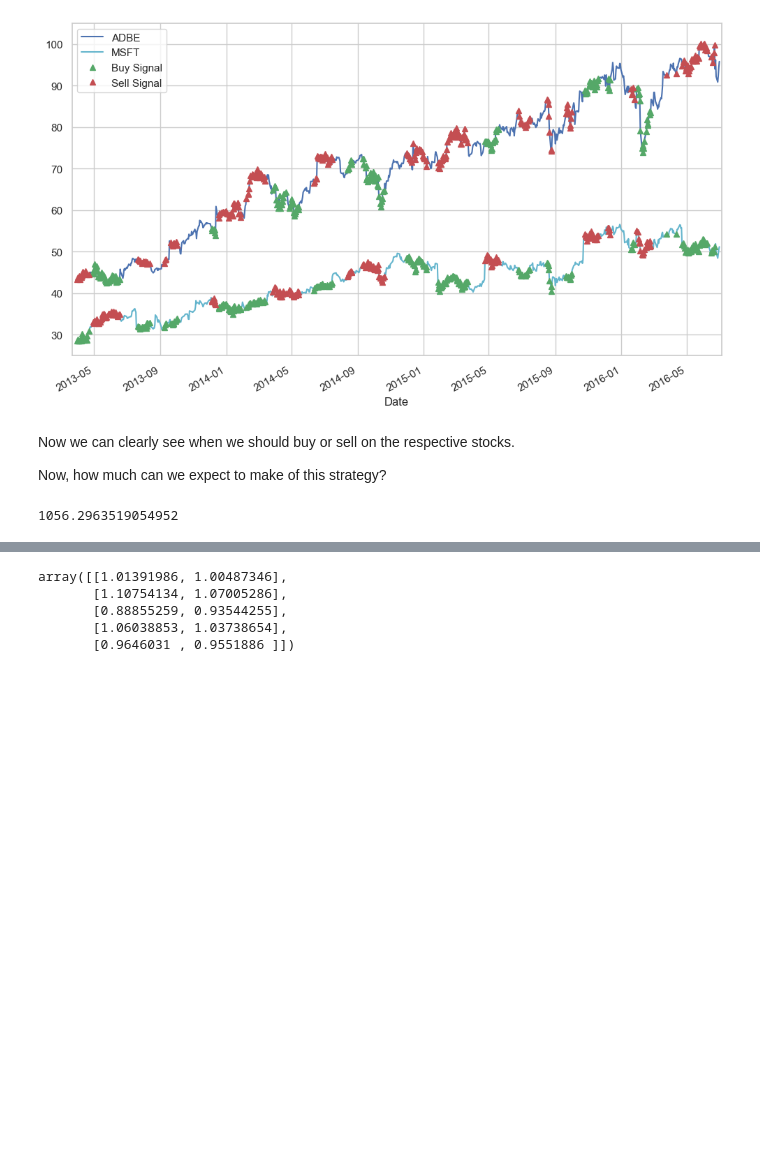
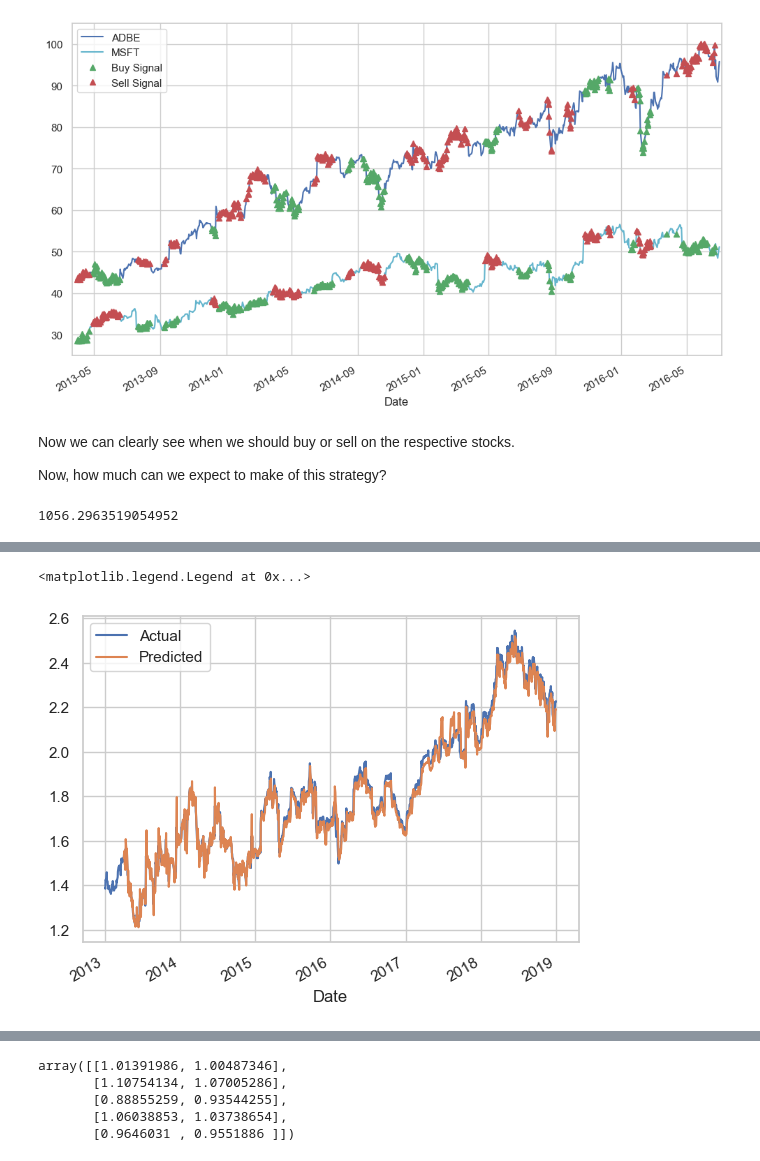
Before and after one commit to Amination-Gogia/Pairs-Trading-Dec-2024, a Jupyter notebook: Week-1/Introduction_To_Pairs_Trading.ipynb, the cells around one changed output, grey strips where cells are left out. Saved outputs shown, nothing was run; the diff lists cells and outputs as text; code cells hidden in the pictures; blank space fills up the shorter version.

```diff
--- a/Week-1/Introduction_To_Pairs_Trading.ipynb
+++ b/Week-1/Introduction_To_Pairs_Trading.ipynb
@@ -685,9 +688,9 @@ trade_cheap_algo(df['ADBE'].iloc[900:], df['MSFT'].iloc[900:], 50, 5)
 # %%
 ratio = S1/S2
-ratio_change = ratio.diff().to_numpy()
-lagged_series = ratio.shift(1).to_numpy()
-ratios_mavg5 = ratio.rolling(window=5, center=False).mean().to_numpy()
-ratios_mavg60 = ratio.rolling(window=60, center=False).mean().to_numpy()
-ratios_mavg30 = ratio.rolling(window=30, center = False).mean().to_numpy()
-std_60 = ratio.rolling(window=60, center=False).std().to_numpy()
-std_30 = ratio.rolling(window=30, center= False).std().to_numpy()
+ratio_change = ratio.diff()
+lagged_series = ratio.shift(1)
+ratios_mavg5 = ratio.rolling(window=5, center=False).mean().shift(1)
+ratios_mavg60 = ratio.rolling(window=60, center=False).mean().shift(1)
+ratios_mavg30 = ratio.rolling(window=30, center = False).mean().shift(1)
+std_60 = ratio.rolling(window=60, center=False).std().shift(1)
+std_30 = ratio.rolling(window=30, center= False).std().shift(1)
@@ -705,3 +705,16 @@ X = np.stack((lagged_series, ratios_mavg5, ratios_mavg30, ratios_mavg60, std_60,
+# %%
+data = {'y_label': ratio_change,
+        'f1' : lagged_series,
+        'f2' : ratios_mavg5,
+        'f3' : ratios_mavg30,
+        'f4' : ratios_mavg60,
+        'f5' : std_30,
+        'f6' : std_60}
+# %%
+temp_df = pd.DataFrame(data)
+# %%
+y = temp_df['y_label'].iloc[62:500]
+X = temp_df[['f1', 'f2', 'f3', 'f4', 'f5', 'f6']].iloc[62:500]
 # %%
 X_train, X_test, y_train, y_test = train_test_split(X, y, test_size=0.1, random_state=38)
 # %%
@@ -713,0 +747,8 @@ ValueError: Input y contains NaN.
+# %%
+ratio.plot()
+
+(r_for.predict(temp_df[['f1', 'f2', 'f3', 'f4', 'f5', 'f6']].iloc[62:].shift(1)) + lagged_series[62:]).plot()
+plt.legend(['Actual', 'Predicted'])
+# %% [output]
+<matplotlib.legend.Legend at 0x...>
+[figure, added]
```
Also changed, not shown: parts of 35 cells of this notebook.
